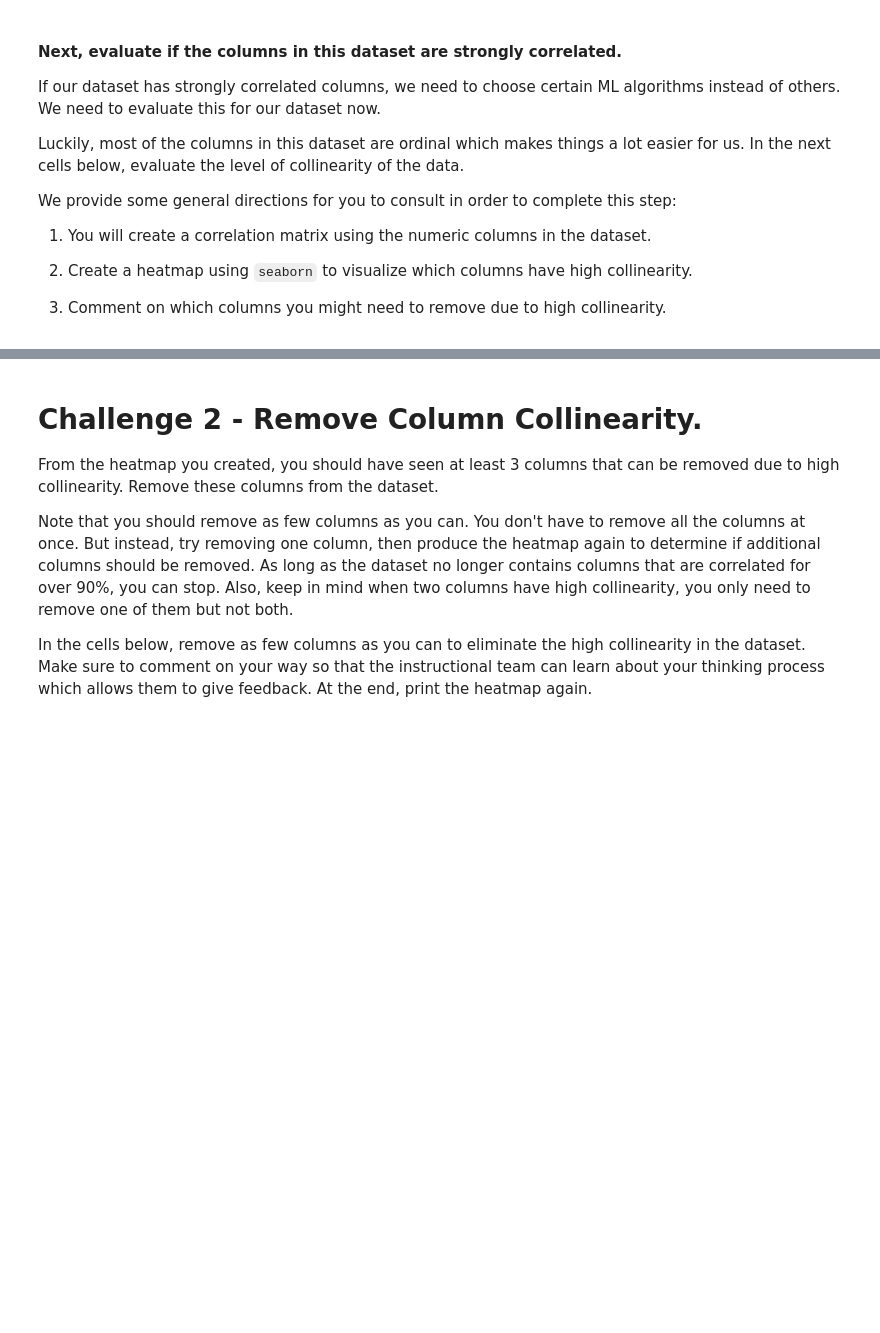
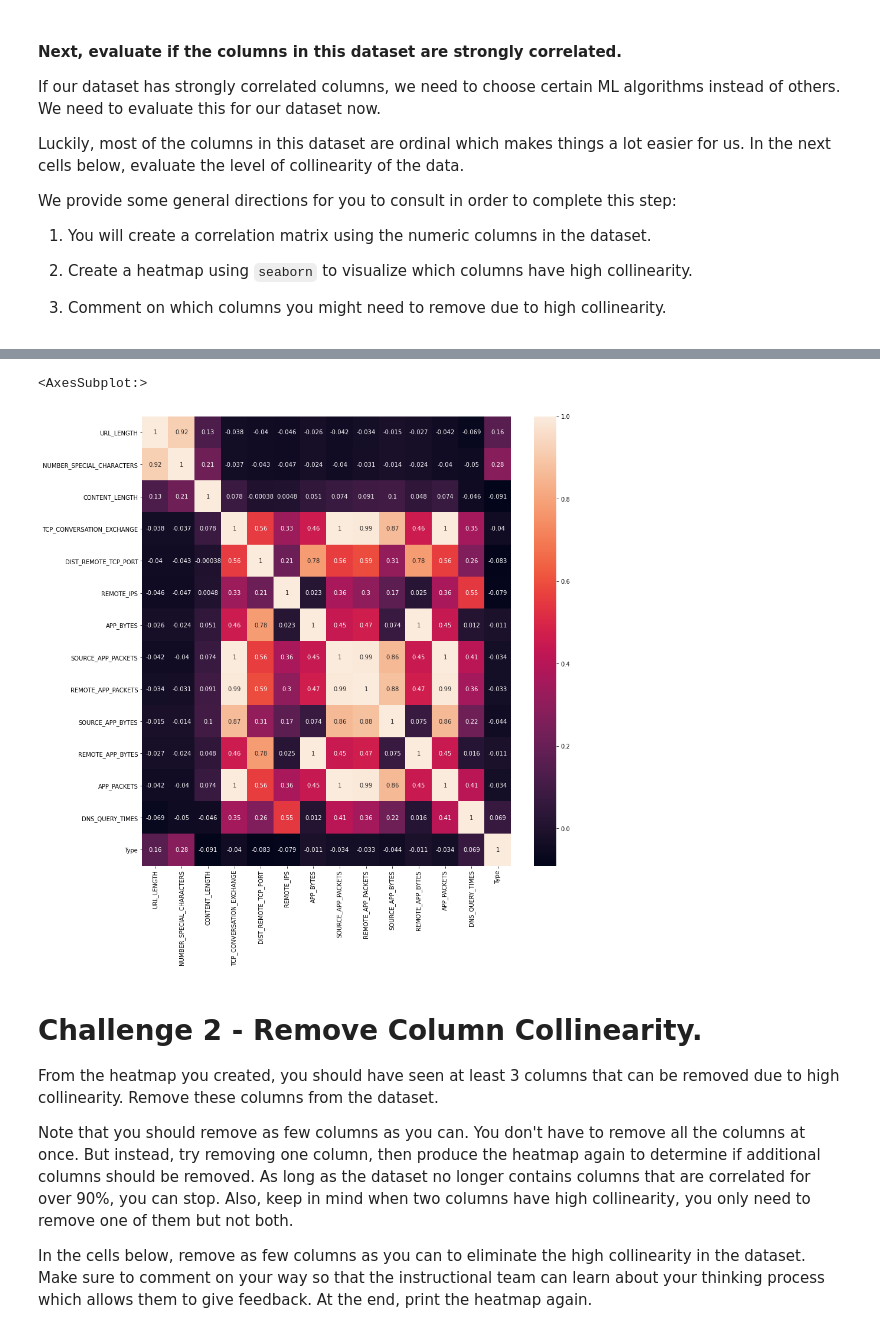
Before and after one commit to ta-data-remote/lab-supervised-learning, a Jupyter notebook: your-code/main.ipynb, the cells around one changed output, grey strips where cells are left out. Saved outputs shown, nothing was run; the diff lists cells and outputs as text; code cells hidden in the pictures; blank space fills up the shorter version.

```diff
--- a/your-code/main.ipynb
+++ b/your-code/main.ipynb
@@ -11,6 +17,8 @@ In this lab, we will explore a dataset that describes websites with different fe
 # Challenge 1 - Explore The Dataset
 
 Let's start by exploring the dataset. First load the data file:
+# %%
+websites = pd.read_csv("../data/website.csv")
 # %% [markdown]
 #### Explore the data from an bird's-eye view.
 
@@ -78,2 +94,10 @@ We provide some general directions for you to consult in order to complete this
+# %%
+# Your code here
+f = plt.subplots(figsize= (14,14))
+
+sns.heatmap(websites.corr(), annot=True)
+# %% [output]
+<AxesSubplot:>
+[figure, added]
 # %%
 # Your comment here
```
Also changed, not shown: parts of 78 cells of this notebook.
